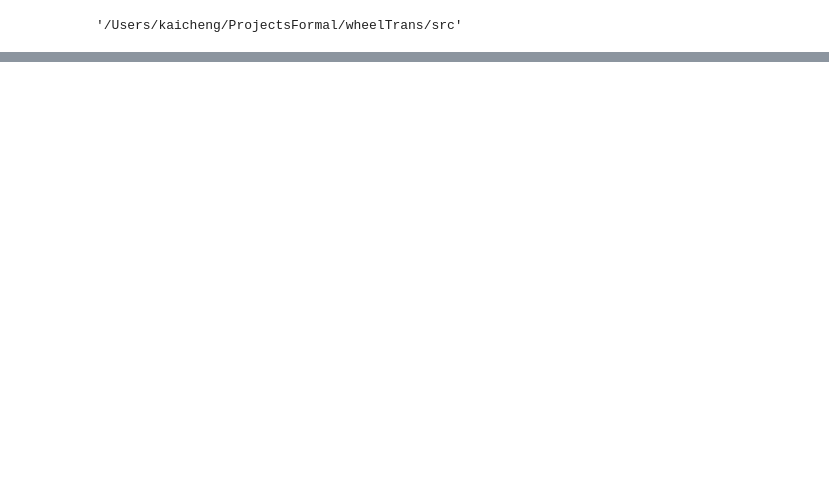
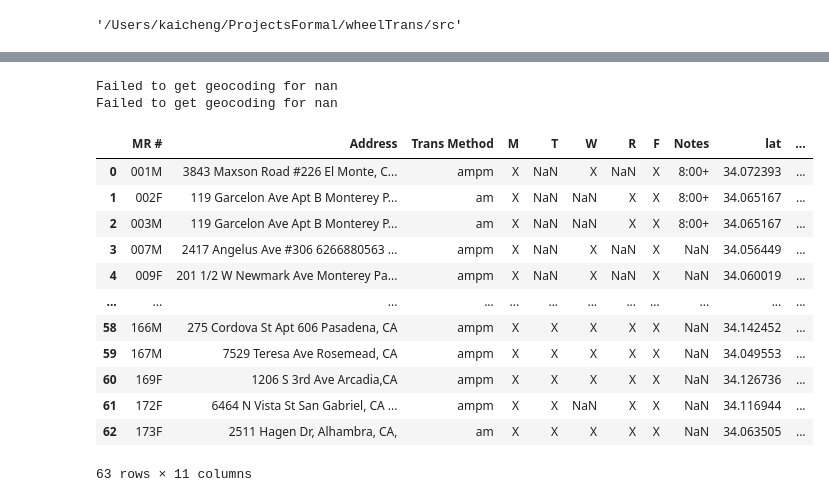
Before and after one commit to KC-Zhang/wheelTrans, a Jupyter notebook: src/wheeltrans/mainNotebook.ipynb, the cells around one changed output, grey strips where cells are left out. Cells and saved outputs as stored; diff of their text form; code cells hidden in the pictures; blank space fills up the shorter version.

```diff
--- a/src/wheeltrans/mainNotebook.ipynb
+++ b/src/wheeltrans/mainNotebook.ipynb
@@ -31,3 +31,17 @@ ROOT_PATH = os.path.dirname(os.path.abspath(''))
 ROOT_PATH
 # %% [output]
 '/Users/kaicheng/ProjectsFormal/wheelTrans/src'
+# %%
+weekday = 'M' # 'M', 'T', 'W', 'R', 'F'
+
+def handleInvalidAddress(df):
+    print ("toDo")
+
+df = pandas.read_excel("resources/TransportList.xlsx")
+validDf = df[df['Address'].notna()]
+handleInvalidAddress(df)
+attendingAMdf = df[df[weekday].notna() & (df['Trans Method'].str.contains('am', case=False))]
+cleanDf = attendingAMdf.loc[:, ['MR #','Address','Trans Method', 'M', 'T', 'W', 'R', 'F', 'Notes']]
+#dev short
+# cleanDf = cleanDf[:10]
+cleanDf
@@ -34,60 +63,65 @@ ROOT_PATH
 # %%
-def call_sync_api() -> None:
-    request_file_name = "resources/request.json"
-    fleet_routing_client = optimization_v1.FleetRoutingClient()
-
-    with open(request_file_name) as f:
-        fleet_routing_request = optimization_v1.OptimizeToursRequest.from_json(f.read())
-        fleet_routing_request.parent = f"projects/elderlyhometransportation"
-        fleet_routing_response = fleet_routing_client.optimize_tours(
-            fleet_routing_request, timeout=10
-        )
-        return fleet_routing_response
-
+gmaps = googlemaps.Client(key=os.getenv("GOOGLE_MAP_API_KEY"))
+columns = cleanDf.columns
+geocodedDf = pandas.DataFrame(columns=columns)
+invalidGeoCodeDf = pandas.DataFrame(columns=columns)
 
 def get_direction(origin, destination, waypoints):
     waypoints_str = "|".join(["optimize:true"] + waypoints)
     base_url = "https://maps.googleapis.com/maps/api/directions/json"
     google_map_api_key = os.getenv("GOOGLE_MAP_API_KEY")
 
     params = {
         "destination": destination,
         "origin": origin,
         "waypoints": waypoints_str,
         "key": google_map_api_key
     }
 
     response = requests.get(base_url, params=params)
     if response.status_code == 200:
         return response.text
     else:
         print(f"Request failed with status code: {response.status_code}")
         return None
 
 
 def get_geocoding(gmaps, address):
     result = gmaps.geocode(address)
     if not result or len(result) != 1:
         print(f"Failed to get geocoding for {address}")
         return None
     location = result[0]['geometry']['location']
     lat = location["lat"]
     lng = location["lng"]
     return [lat, lng]
 
 
 origin = "8408 Garvey Ave. #101 Rosemead, CA 91770"
-destination = "8408 Garvey Ave. #101 Rosemead, CA 91770"
-address1 = "3843 Maxson Road #226 El Monte, CA 91732"
-address2 = "119 Garcelon Ave Apt B Monterey Park, CA 91754"
-waypoints = [origin, address1, address2, destination]
-# get_direction(origin, destination, waypoints, destination)
-# get_geocoding(origin)
-# get_geocoding(address1)
-# get_geocoding(address2)
-# gmaps = googlemaps.Client(key=os.getenv("GOOGLE_MAP_API_KEY"))
-# coordinates = []
-# for location in waypoints:
-#     coordinates.append(get_geocoding(gmaps, location))
-# print(coordinates)
-# response = call_sync_api()
+
+for ind, row in cleanDf.iterrows():
+    latlng = get_geocoding(gmaps,  row['Address'])
+    if latlng:
+        row['lat'] = latlng[0]
+        row['lng'] = latlng[1]
+        geocodedDf = pandas.concat([geocodedDf, pandas.DataFrame([row])], ignore_index=True, axis=0)
+    else:
+        print(f"Failed to get geocoding for {row['Address']}")
+        invalidGeoCodeDf = pandas.concat([invalidGeoCodeDf, pandas.DataFrame([row])], ignore_index=True, axis=0)
+geocodedDf
+# %% [output]
+Failed to get geocoding for nan
+Failed to get geocoding for nan
+|  | MR # | Address | Trans Method | M | T | W | R | F | Notes | lat | ... |
+| 0 | 001M | 3843 Maxson Road #226 El Monte, C... | ampm | X | NaN | X | NaN | X | 8:00+ | 34.072393 | ... |
+| 1 | 002F | 119 Garcelon Ave Apt B Monterey P... | am | X | NaN | NaN | X | X | 8:00+ | 34.065167 | ... |
+| 2 | 003M | 119 Garcelon Ave Apt B Monterey P... | am | X | NaN | NaN | X | X | 8:00+ | 34.065167 | ... |
+| 3 | 007M | 2417 Angelus Ave #306 6266880563 ... | ampm | X | NaN | X | NaN | X | NaN | 34.056449 | ... |
+| 4 | 009F | 201 1/2 W Newmark Ave Monterey Pa... | ampm | X | NaN | X | NaN | X | NaN | 34.060019 | ... |
+| ... | ... | ... | ... | ... | ... | ... | ... | ... | ... | ... | ... |
+| 58 | 166M | 275 Cordova St Apt 606 Pasadena, CA | ampm | X | X | X | X | X | NaN | 34.142452 | ... |
+| 59 | 167M | 7529 Teresa Ave Rosemead, CA | ampm | X | X | X | X | X | NaN | 34.049553 | ... |
+| 60 | 169F | 1206 S 3rd Ave Arcadia,CA | ampm | X | X | X | X | X | NaN | 34.126736 | ... |
+| 61 | 172F | 6464 N Vista St San Gabriel, CA ... | ampm | X | X | NaN | X | X | NaN | 34.116944 | ... |
+| 62 | 173F | 2511 Hagen Dr, Alhambra, CA, | am | X | X | X | X | X | NaN | 34.063505 | ... |
+63 rows × 11 columns
```
Also changed, not shown: parts of 9 cells of this notebook, 1 other file.
